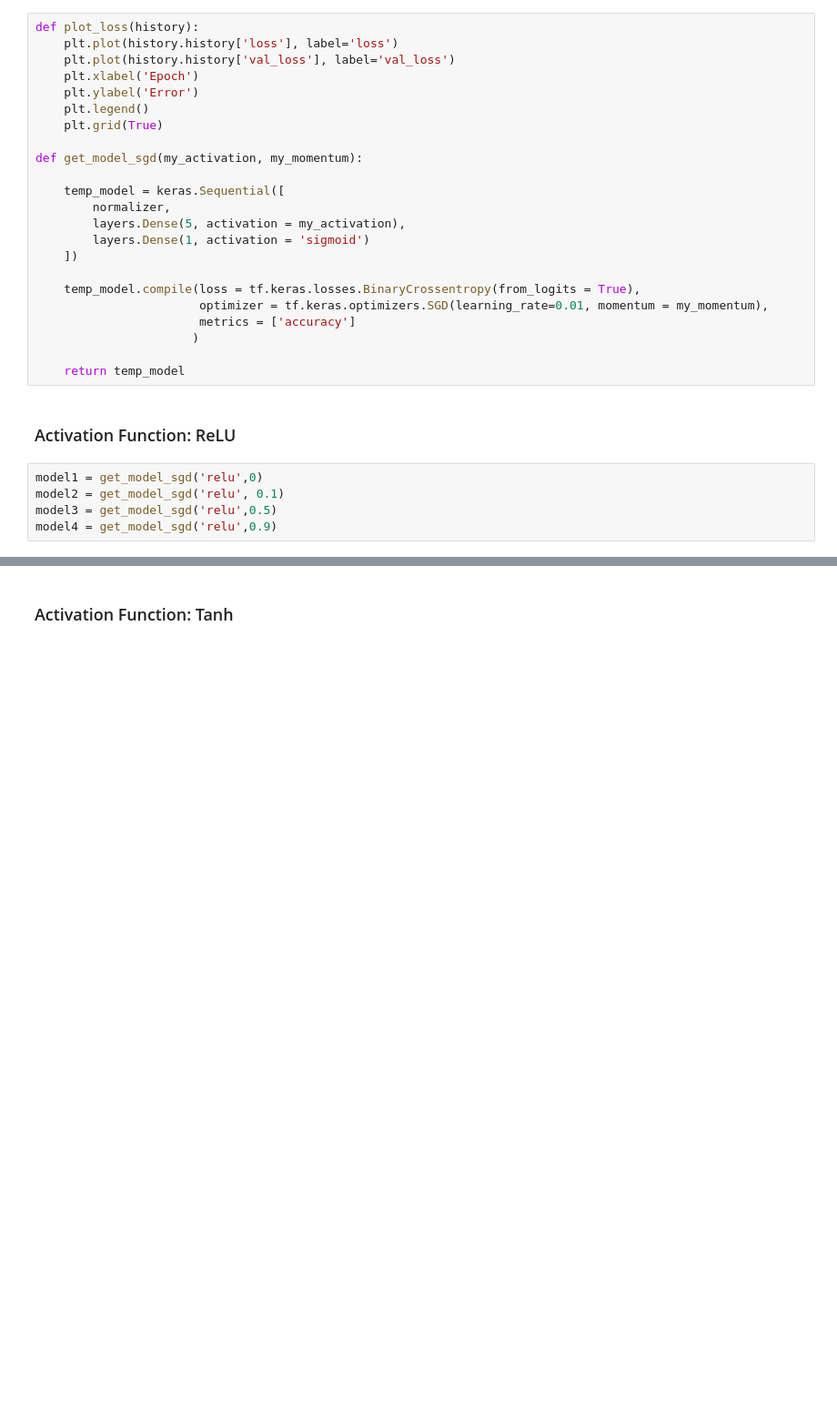
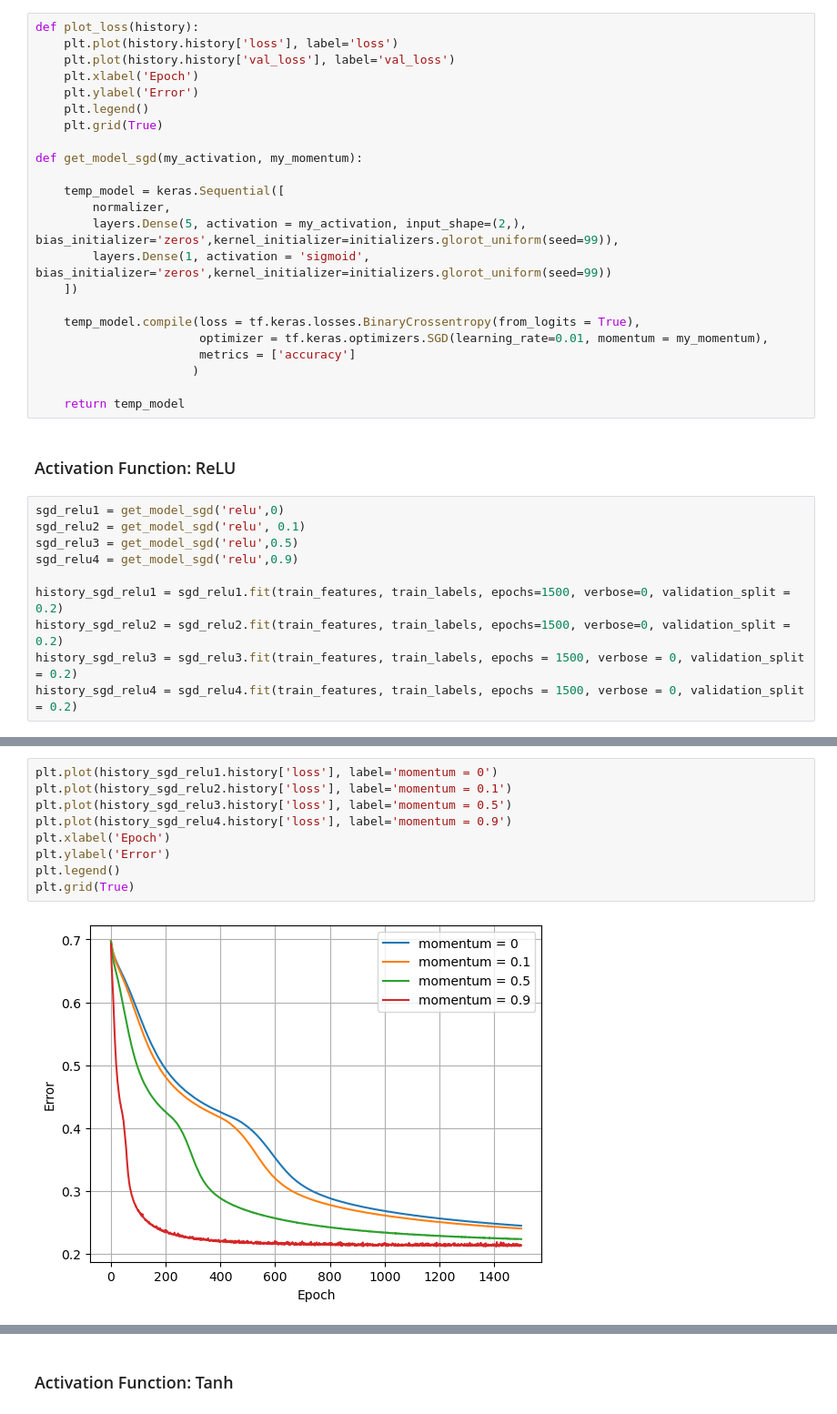
Before and after one commit to jh2737/SysEn5888, a Jupyter notebook: homework/hw1.ipynb, the cells around one changed output, grey strips where cells are left out. Shown: that part at 91% size. Cells and saved outputs as stored; diff of their text form; blank space fills up the shorter version.

```diff
--- a/homework/hw1.ipynb
+++ b/homework/hw1.ipynb
@@ -59,8 +64,8 @@ def get_model_sgd(my_activation, my_momentum):
 
     temp_model = keras.Sequential([
         normalizer,
-        layers.Dense(5, activation = my_activation),
-        layers.Dense(1, activation = 'sigmoid')
+        layers.Dense(5, activation = my_activation, input_shape=(2,), bias_initializer='zeros',kernel_initializer=initializers.glorot_uniform(seed=99)),
+        layers.Dense(1, activation = 'sigmoid', bias_initializer='zeros',kernel_initializer=initializers.glorot_uniform(seed=99))
     ])
 
     temp_model.compile(loss = tf.keras.losses.BinaryCrossentropy(from_logits = True),
@@ -72,7 +77,12 @@ def get_model_sgd(my_activation, my_momentum):
 # %% [markdown]
 ### Activation Function: ReLU
 # %%
-model1 = get_model_sgd('relu',0)
-model2 = get_model_sgd('relu', 0.1)
-model3 = get_model_sgd('relu',0.5)
-model4 = get_model_sgd('relu',0.9)
+sgd_relu1 = get_model_sgd('relu',0)
+sgd_relu2 = get_model_sgd('relu', 0.1)
+sgd_relu3 = get_model_sgd('relu',0.5)
+sgd_relu4 = get_model_sgd('relu',0.9)
+
+history_sgd_relu1 = sgd_relu1.fit(train_features, train_labels, epochs=1500, verbose=0, validation_split = 0.2)
+history_sgd_relu2 = sgd_relu2.fit(train_features, train_labels, epochs=1500, verbose=0, validation_split = 0.2)
+history_sgd_relu3 = sgd_relu3.fit(train_features, train_labels, epochs = 1500, verbose = 0, validation_split = 0.2)
+history_sgd_relu4 = sgd_relu4.fit(train_features, train_labels, epochs = 1500, verbose = 0, validation_split = 0.2)
@@ -122,0 +89,11 @@ array([[0.8663034]], dtype=float32)
+# %%
+plt.plot(history_sgd_relu1.history['loss'], label='momentum = 0')
+plt.plot(history_sgd_relu2.history['loss'], label='momentum = 0.1')
+plt.plot(history_sgd_relu3.history['loss'], label='momentum = 0.5')
+plt.plot(history_sgd_relu4.history['loss'], label='momentum = 0.9')
+plt.xlabel('Epoch')
+plt.ylabel('Error')
+plt.legend()
+plt.grid(True)
+# %% [output]
+[figure, added]
```
Also changed, not shown: parts of 56 cells of this notebook, 4 other files.
